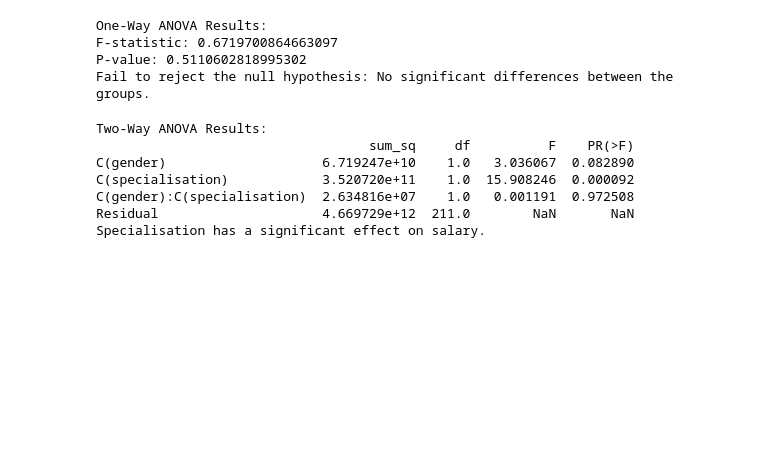
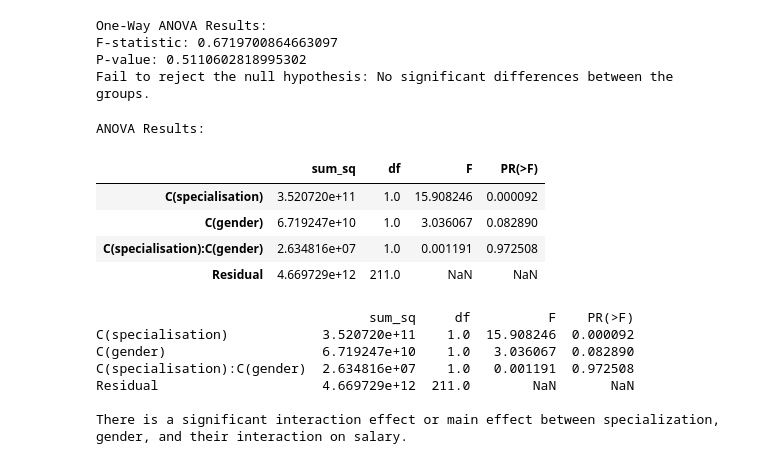
Before and after one commit to SindhiyaMaria/Data_Science-Bivariate-Analysis, a Jupyter notebook: Bivariate.ipynb, the cells around one changed output. Cells and saved outputs as stored; diff of their text form; code cells hidden in the pictures; blank space fills up the shorter version.

```diff
--- a/Bivariate.ipynb
+++ b/Bivariate.ipynb
@@ -559,36 +559,45 @@ One-Way ANOVA Results:
 F-statistic: 0.6719700864663097
 P-value: 0.5110602818995302
 Fail to reject the null hypothesis: No significant differences between the groups.
-# %%
-import pandas as pd
-import statsmodels.api as sm
-from statsmodels.formula.api import ols
-
-
-# Example Two-Way ANOVA: Salary as a function of Gender and Specialization
-model = ols('salary ~ C(gender) + C(specialisation) + C(gender):C(specialisation)', data=dataset).fit()
-anova_table = sm.stats.anova_lm(model, typ=2)
-
-print('Two-Way ANOVA Results:')
-print(anova_table)
-
-# Interpretation
-p_value_gender = anova_table['PR(>F)']['C(gender)']
-p_value_specialisation = anova_table['PR(>F)']['C(specialisation)']
-p_value_interaction = anova_table['PR(>F)']['C(gender):C(specialisation)']
-
-if p_value_gender < 0.05:
-    print("Gender has a significant effect on salary.")
-if p_value_specialisation < 0.05:
-    print("Specialisation has a significant effect on salary.")
-if p_value_interaction < 0.05:
-    print("There is a significant interaction effect between gender and specialization on salary.")
-# %% [output]
-Two-Way ANOVA Results:
-                                   sum_sq     df          F    PR(>F)
-C(gender)                    6.719247e+10    1.0   3.036067  0.082890
-C(specialisation)            3.520720e+11    1.0  15.908246  0.000092
-C(gender):C(specialisation)  2.634816e+07    1.0   0.001191  0.972508
-Residual                     4.669729e+12  211.0        NaN       NaN
-Specialisation has a significant effect on salary.
+# %%
+import pandas as pd
+import statsmodels.api as sm
+from statsmodels.formula.api import ols
+
+# Load your dataset
+dataset = pd.read_csv('Preplacement.csv')
+
+# Two-way ANOVA: Specialization and Gender on Salary
+model = ols('salary ~ C(specialisation) + C(gender) + C(specialisation):C(gender)', data=dataset).fit()
+anova_table = sm.stats.anova_lm(model, typ=2)
+
+# Convert the ANOVA table to a DataFrame for better display
+anova_df = pd.DataFrame(anova_table)
+
+# Display the ANOVA table in tabular format
+print("ANOVA Results:")
+display(anova_df)  # If you're using Jupyter Notebook, use this to display the table
+
+# For environments where `display()` is not available, you can just use:
+print(anova_df)
+
+# Decision based on p-values
+if anova_df["PR(>F)"].min() < 0.05:
+    print("\nThere is a significant interaction effect or main effect between specialization, gender, and their interaction on salary.")
+else:
+    print("\nThere is no significant effect of specialization, gender, or their interaction on salary.")
+# %% [output]
+ANOVA Results:
+|  | sum_sq | df | F | PR(>F) |
+| C(specialisation) | 3.520720e+11 | 1.0 | 15.908246 | 0.000092 |
+| C(gender) | 6.719247e+10 | 1.0 | 3.036067 | 0.082890 |
+| C(specialisation):C(gender) | 2.634816e+07 | 1.0 | 0.001191 | 0.972508 |
+| Residual | 4.669729e+12 | 211.0 | NaN | NaN |
+                                   sum_sq     df          F    PR(>F)
+C(specialisation)            3.520720e+11    1.0  15.908246  0.000092
+C(gender)                    6.719247e+10    1.0   3.036067  0.082890
+C(specialisation):C(gender)  2.634816e+07    1.0   0.001191  0.972508
+Residual                     4.669729e+12  211.0        NaN       NaN
+
+There is a significant interaction effect or main effect between specialization, gender, and their interaction on salary.
 # %%
```
Also changed, not shown: parts of 2 cells of this notebook.
